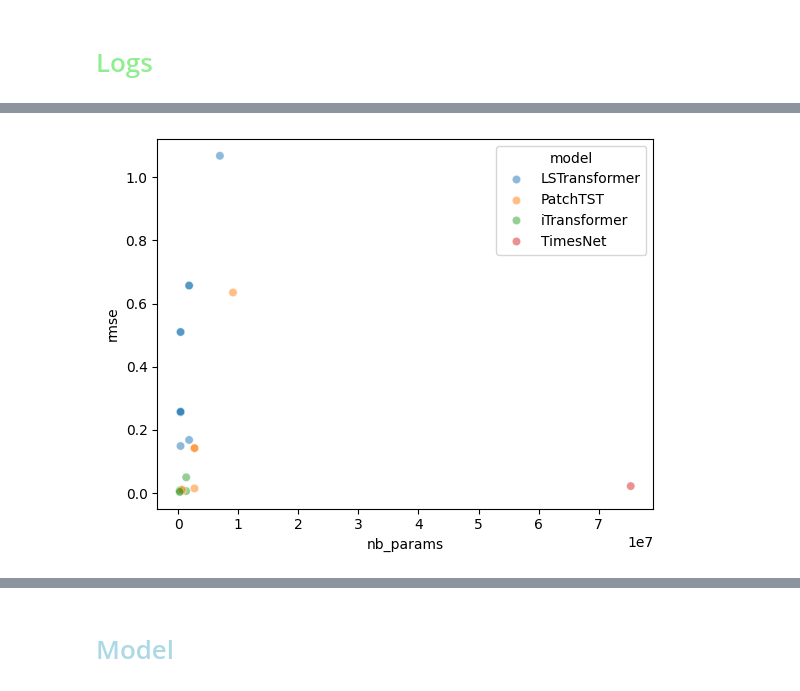
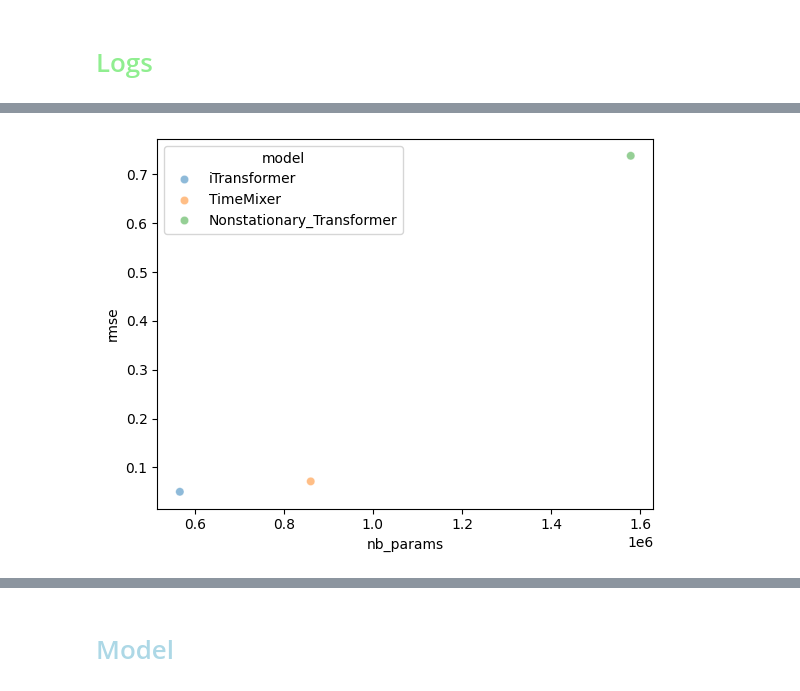
Before and after one commit to arnaud-odet/Time-Series-Library, a Jupyter notebook: results.ipynb, the cells around one changed output, grey strips where cells are left out. Drawn from its saved outputs; the diff is of its cells as text; code cells hidden in the pictures.

```diff
--- a/results.ipynb
+++ b/results.ipynb
@@ -9,9 +9,11 @@ import seaborn as sns
 # %% [markdown]
 # <span style='color:lightgreen'>Logs
 # %%
-dataset = 'USC'
+model_id = 'USC_32_32'
+input_features = 'P'
 lt_logs_df = pd.read_csv('./logs/long_term_forecast.csv', index_col = 0)
-lt_logs_df.query(f"data == '{dataset}'")[['model', 'data', 'input_features','seq_len', 'pred_len', 'lstm_layers', 'e_layers','d_model', 'd_layers',
+query = (lt_logs_df['model_id'] == model_id)&(lt_logs_df['input_features'] == input_features)&(lt_logs_df['inverse'])
+lt_logs_df[query][['model', 'data', 'input_features','seq_len', 'pred_len', 'lstm_layers', 'e_layers','d_model', 'd_layers',
        'dropout', 'learning_rate', 'nb_params', 'rmse','mse', 'mae']]
 # %% [output]
 |  | model | data | input_features | seq_len | pred_len | lstm_layers | e_layers | d_model | d_layers | ... |
@@ -34,7 +23,8 @@ lt_logs_df.query(f"data == '{dataset}'")[['model', 'data', 'input_features','seq
 # %%
-sns.scatterplot( data = lt_logs_df.query(f"data == '{dataset}'"), x = 'nb_params', y='rmse', hue= 'model', alpha = 0.5);
+sns.scatterplot( data = lt_logs_df[query],
+                x = 'nb_params', y='rmse', hue= 'model', alpha = 0.5);
 # %% [output]
-[figure, old version]
+[figure, new version]
 # %%
 st_logs_df = pd.read_csv('./logs/short_term_forecast.csv', index_col = 0)
 st_logs_df[['model', 'seasonal_patterns','data', 'seq_len', 'pred_len', 'c_out', 'd_model', 'n_heads', 'e_layers', 'd_layers', 'd_ff',
```
Also changed, not shown: parts of 1 cell of this notebook, 13 other files.
